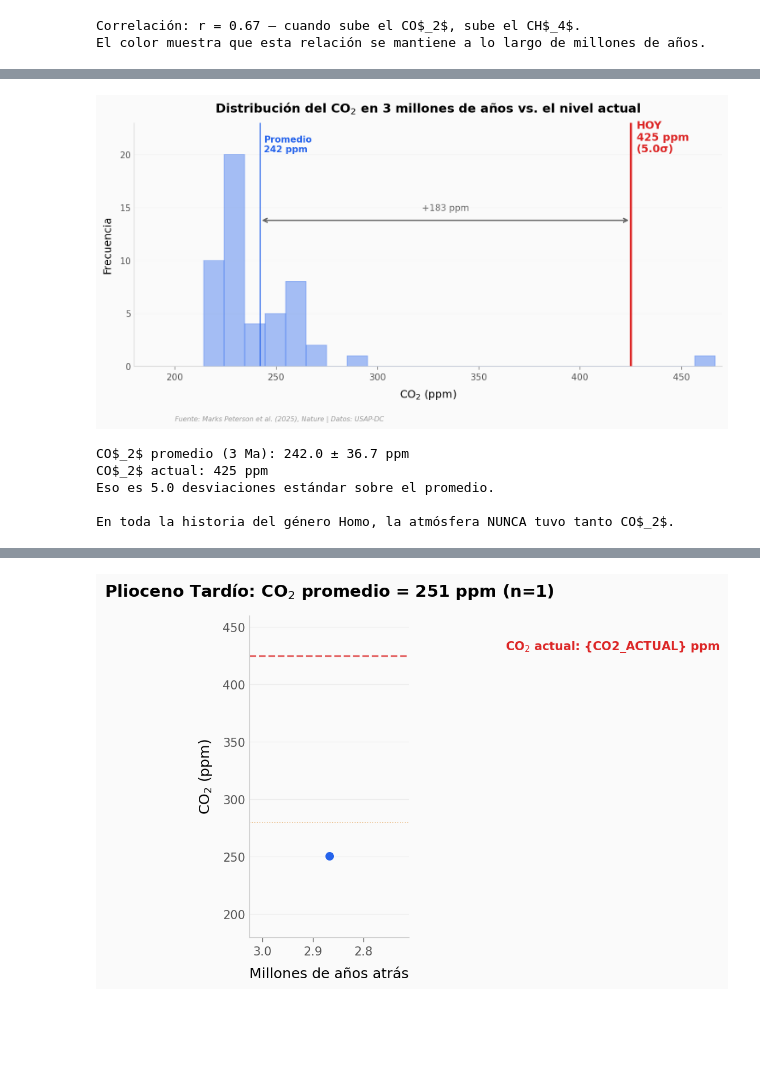
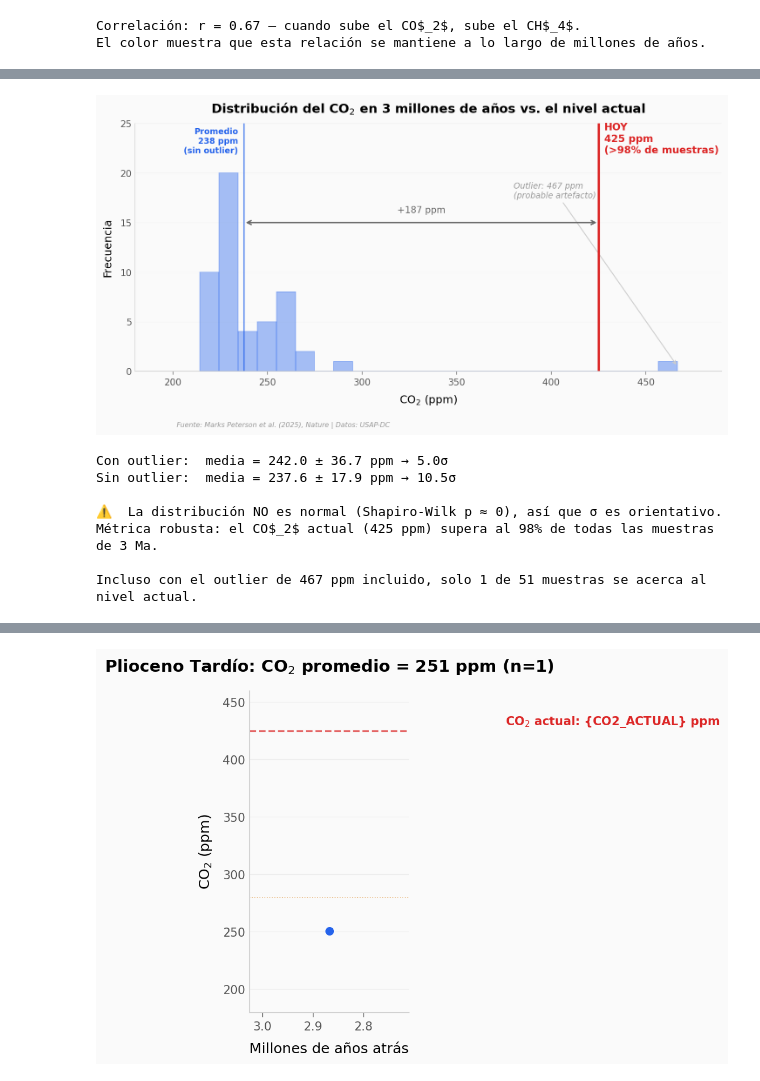
Before and after one commit to Ciencia-a-Mordiscos/lab, a Jupyter notebook: papers/2026-03-23-co2-estable-3-millones-anos/notebook.ipynb, the cells around one changed output, grey strips where cells are left out. Drawn from its saved outputs; the diff is of its cells as text; code cells hidden in the pictures; blank space fills up the shorter version.

```diff
--- a/papers/2026-03-23-co2-estable-3-millones-anos/notebook.ipynb
+++ b/papers/2026-03-23-co2-estable-3-millones-anos/notebook.ipynb
@@ -78,6 +78,9 @@ plt.show()
 CO2_ACTUAL = 425           # ppm (2025)
 CO2_PREINDUSTRIAL = 280    # ppm
 FUENTE = 'Fuente: Marks Peterson et al. (2025), Nature | Datos: USAP-DC'
+COLOR_DATOS = '#2563EB'
+COLOR_ALERTA = '#DC2626'
+COLOR_REFERENCIA = '#D97706'
 
 import pandas as pd
 import matplotlib.pyplot as plt
@@ -290,55 +297,70 @@ Hagamos la cuenta.
 # %%
 co2_data = pristine['co2_mean_ppm'].dropna()
-media = co2_data.mean()
-std = co2_data.std()
+
+# El outlier de 467 ppm infla la desviación estándar
+# Mostramos ambas versiones: con y sin outlier
+co2_clean = co2_data[co2_data <= 300]  # Sin el outlier extremo
+
+media = co2_clean.mean()
+std = co2_clean.std()
 co2_actual = CO2_ACTUAL
-desv = (co2_actual - media) / std
+percentil = (co2_data < co2_actual).mean() * 100
 
 fig, ax = plt.subplots(figsize=(10, 5))
 
-# Histograma
-n, bins, patches = ax.hist(co2_data, bins=25, color='#2563EB', alpha=0.4,
-                           edgecolor='#2563EB', linewidth=0.8, zorder=2)
-y_max = n.max() * 1.15
+# Histograma (todas las muestras)
+n_hist, bins, patches = ax.hist(co2_data, bins=25, color=COLOR_DATOS, alpha=0.4,
+                                edgecolor=COLOR_DATOS, linewidth=0.8, zorder=2)
+y_max = n_hist.max() * 1.25
 ax.set_ylim(0, y_max)
 
-# Línea de media
-ax.axvline(x=media, color='#2563EB', linewidth=1.5, linestyle='-', alpha=0.7, zorder=3)
-ax.text(media + 2, y_max * 0.88, f'Promedio\n{media:.0f} ppm',
-        fontsize=10, color='#2563EB', fontweight='bold')
+# Marcar el outlier
+outlier_val = co2_data[co2_data > 300]
+if len(outlier_val) > 0:
+    ax.annotate(f'Outlier: {outlier_val.values[0]:.0f} ppm\n(probable artefacto)',
+                xy=(outlier_val.values[0], 0.5), xytext=(380, y_max * 0.7),
+                fontsize=9, color='#999999', style='italic',
+                arrowprops=dict(arrowstyle='->', color='#CCCCCC', lw=1))
 
-# Línea de CO$_2$ actual
-ax.axvline(x=co2_actual, color='#DC2626', linewidth=2.5, linestyle='-', zorder=4)
+# Media (sin outlier)
+ax.axvline(x=media, color=COLOR_DATOS, linewidth=1.5, linestyle='-', alpha=0.7, zorder=3)
+ax.text(media - 3, y_max * 0.88, f'Promedio\n{media:.0f} ppm\n(sin outlier)',
+        fontsize=9, color=COLOR_DATOS, fontweight='bold', ha='right')
+
+# CO₂ actual
+ax.axvline(x=co2_actual, color=COLOR_ALERTA, linewidth=2.5, linestyle='-', zorder=4)
 ax.text(co2_actual + 3, y_max * 0.88,
-        f'HOY\n{co2_actual} ppm\n({desv:.1f}σ)',
-        fontsize=12, color='#DC2626', fontweight='bold')
+        f'HOY\n{co2_actual} ppm\n(>{percentil:.0f}% de muestras)',
+        fontsize=11, color=COLOR_ALERTA, fontweight='bold')
 
-# Flecha entre promedio y actual
-ax.annotate('', xy=(co2_actual, y_max * 0.6),
-            xytext=(media, y_max * 0.6),
+# Flecha
+ax.annotate('', xy=(co2_actual, y_max * 0.6), xytext=(media, y_max * 0.6),
             arrowprops=dict(arrowstyle='<->', color='#666666', lw=1.5))
 ax.text((media + co2_actual) / 2, y_max * 0.64,
         f'+{co2_actual - media:.0f} ppm', ha='center', fontsize=10, color='#666666')
 
 ax.set_xlabel('CO$_2$ (ppm)', fontsize=12)
 ax.set_ylabel('Frecuencia', fontsize=12)
 ax.set_title('Distribución del CO$_2$ en 3 millones de años vs. el nivel actual',
              fontsize=14, fontweight='bold', pad=12)
-ax.set_xlim(180, 470)
+ax.set_xlim(180, 490)
 
-plt.tight_layout()
 fig.text(0.13, -0.03, FUENTE, fontsize=7.5, color='#999999', style='italic')
 plt.savefig('figuras/anomalia_co2.png', dpi=200, bbox_inches='tight')
+plt.tight_layout()
 plt.show()
 
-print(f'CO$_2$ promedio (3 Ma): {media:.1f} ± {std:.1f} ppm')
-print(f'CO$_2$ actual: {co2_actual} ppm')
-print(f'Eso es {desv:.1f} desviaciones estándar sobre el promedio.')
-print(f'\nEn toda la historia del género Homo, la atmósfera NUNCA tuvo tanto CO$_2$.')
+print(f'Con outlier:  media = {co2_data.mean():.1f} ± {co2_data.std():.1f} ppm → {(co2_actual - co2_data.mean()) / co2_data.std():.1f}σ')
+print(f'Sin outlier:  media = {media:.1f} ± {std:.1f} ppm → {(co2_actual - media) / std:.1f}σ')
+print(f'\n⚠️  La distribución NO es normal (Shapiro-Wilk p ≈ 0), así que σ es orientativo.')
+print(f'Métrica robusta: el CO$_2$ actual ({co2_actual} ppm) supera al {percentil:.0f}% de todas las muestras de 3 Ma.')
+print(f'\nIncluso con el outlier de 467 ppm incluido, solo 1 de {len(co2_data)} muestras se acerca al nivel actual.')
 # %% [output]
-[figure, old version]
+[figure, new version]
-CO$_2$ promedio (3 Ma): 242.0 ± 36.7 ppm
-CO$_2$ actual: 425 ppm
-Eso es 5.0 desviaciones estándar sobre el promedio.
+Con outlier:  media = 242.0 ± 36.7 ppm → 5.0σ
+Sin outlier:  media = 237.6 ± 17.9 ppm → 10.5σ
 
-En toda la historia del género Homo, la atmósfera NUNCA tuvo tanto CO$_2$.
+⚠️  La distribución NO es normal (Shapiro-Wilk p ≈ 0), así que σ es orientativo.
+Métrica robusta: el CO$_2$ actual (425 ppm) supera al 98% de todas las muestras de 3 Ma.
+
+Incluso con el outlier de 467 ppm incluido, solo 1 de 51 muestras se acerca al nivel actual.
```
Also changed, not shown: parts of 5 cells of this notebook, 1 other file.
